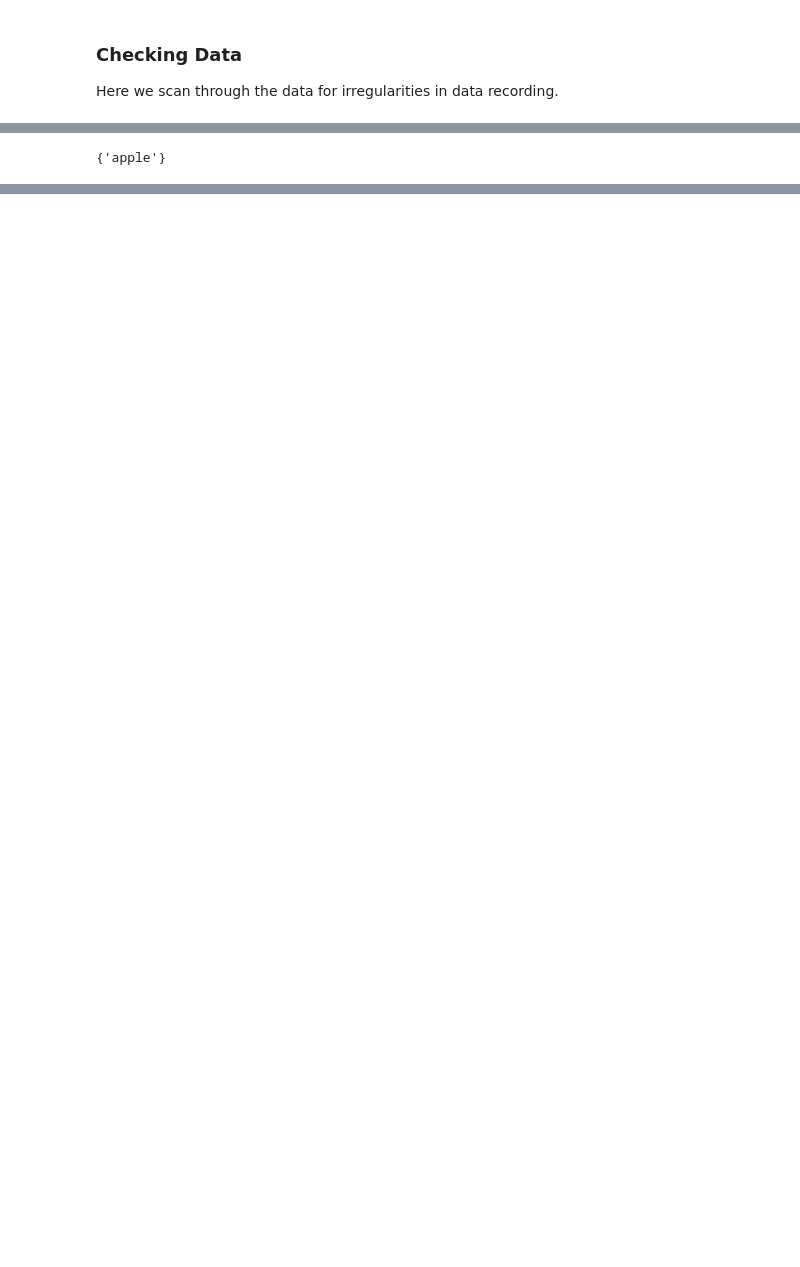
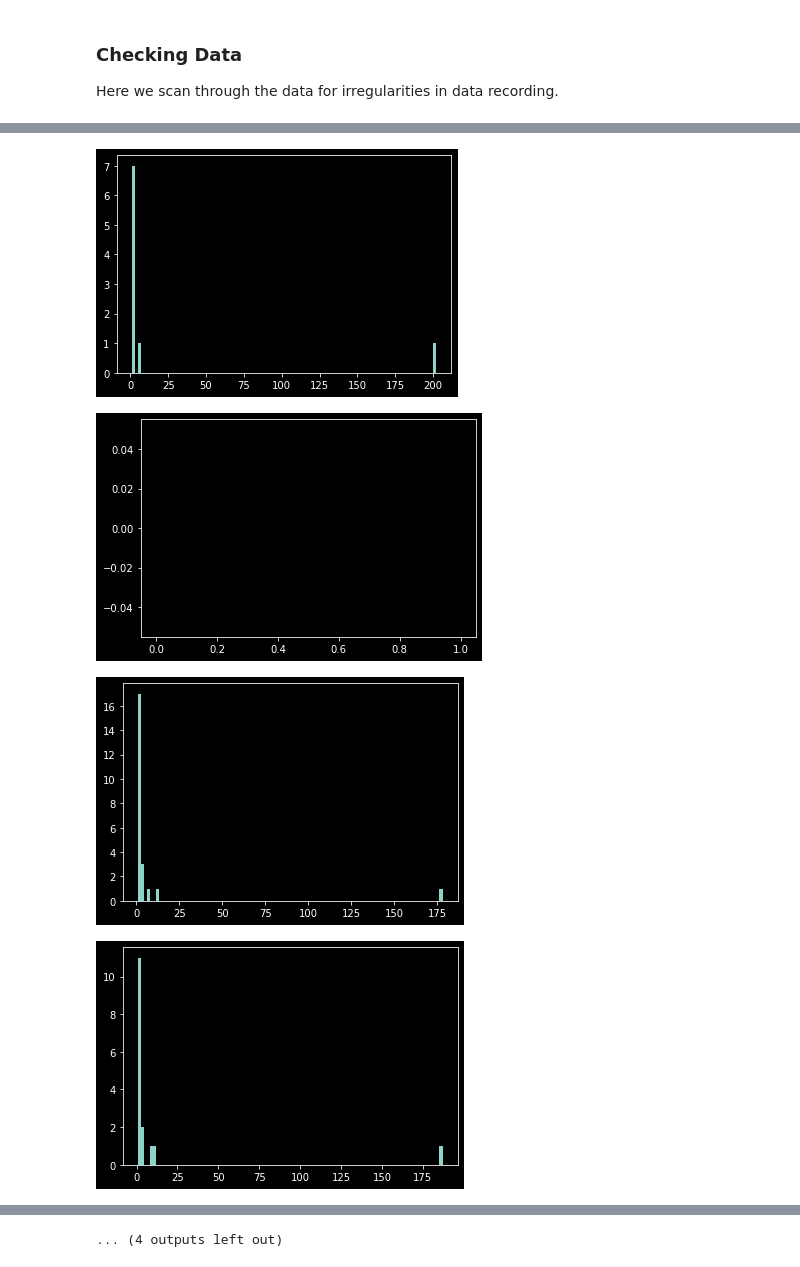
Before and after one commit to rrochlin/UWMedDecember, a Jupyter notebook: Dev.ipynb, the cells around one changed output, grey strips where cells are left out. Saved outputs shown, nothing was run; the diff lists cells and outputs as text; code cells hidden in the pictures; blank space fills up the shorter version.

Commit message:
functionalizing componenents. Creating a data cleaning function, now working on a data interpolating/ padding function

```diff
--- a/Dev.ipynb
+++ b/Dev.ipynb
@@ -76,21 +45,48 @@ S-BU2     2020-12-22 12:49:00      2020-12-22 16:10:30
+# %%
+for x in data:
+    temp=data[x]
+    location = os.path.join('./proccessedData',x+'.csv')
+    temp.to_csv(location,index=False)
 # %% [markdown]
 ### Checking Data
 Here we scan through the data for irregularities in data recording.
 # %%
 errors = {}
+errorCount = {}
 # Enter the expected interval here
 interval = 10
 for x in data:
+    # errors keeps track of length of each time interval error that occurs
     errors[x] = set(())
+    # errorCount keeps track of how many times each time interval error occured
+    errorCount[x] = {}
+    # counter keeps track of the total time interval errors per sensor
     counter = 0
     temp = data[x]
     for idx,i in enumerate(temp['Date_Time']):
         try:
             if not ((temp['Date_Time'][idx+1] - i) == pd.Timedelta(seconds=interval)):
-                errors[x].add(temp['Date_Time'][idx+1] - i)
+                timeErr = temp['Date_Time'][idx+1] - i
+                if str(timeErr.seconds) in errorCount[x]:
+                    errorCount[x][str(timeErr.seconds)] +=1
+                else:
+                    errorCount[x][str(timeErr.seconds)] = 1
+
+                errors[x].add(timeErr)
+
+
                 counter += 1
         except:
             continue
+
     print(str(counter),' possible errors in ', x)
-    print([i.seconds for i in errors[x]])
+    # display the different types of errors
+    lst = [i.seconds for i in errors[x]]
+    frmt = "{:>4}"*len(lst)
+    print(frmt.format(*lst))
+    # display the quantity of each type of error
+    lst = [errorCount[x][str(i.seconds)] for i in errors[x]]
+    frmt = "{:>4}"*len(lst)
+    print(frmt.format(*lst))
+    print()
 # %% [output]
@@ -114,4 +109,0 @@ for x in data:
-# %%
-collect = pd.Timedelta(0)
-for i in range(10):
-    collect += data['S-1']['Date_Time'][1]-data['S-1']['Date_Time'][0]
@@ -148,6 +110,11 @@ errors
-# %%
-temp = set(())
-temp.add('apple')
-temp
-# %% [output]
-{'apple'}
+# %%
+for idx,x in enumerate(data):
+    fig = plt.figure(idx)
+    ax = fig.gca()
+    plt.hist([errorCount[x][str(i.seconds)] for i in errors[x]],bins=100)
+    plt.show
+# %% [output]
+[figure, added]
+[figure, added]
+[figure, added]
+[figure, added]
@@ -153,0 +129 @@ temp
+... (4 outputs left out)
```
Also changed, not shown: parts of 10 cells of this notebook, 2 other files.
